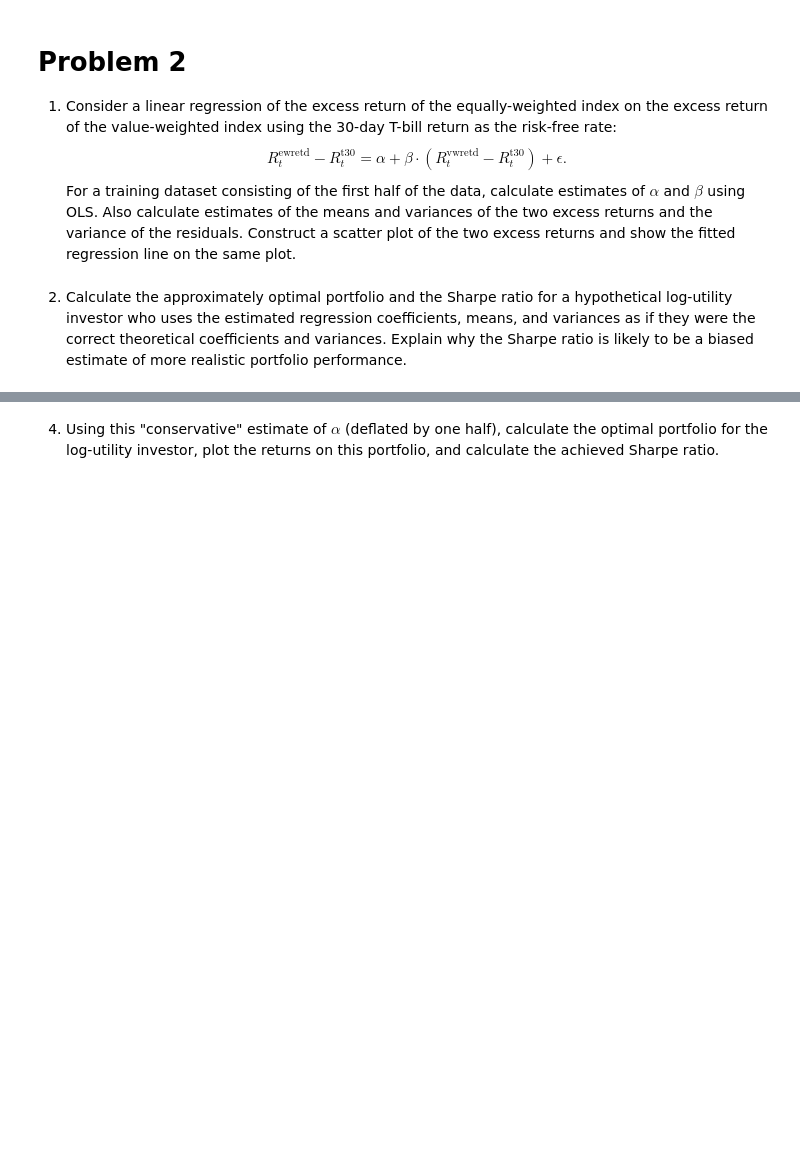
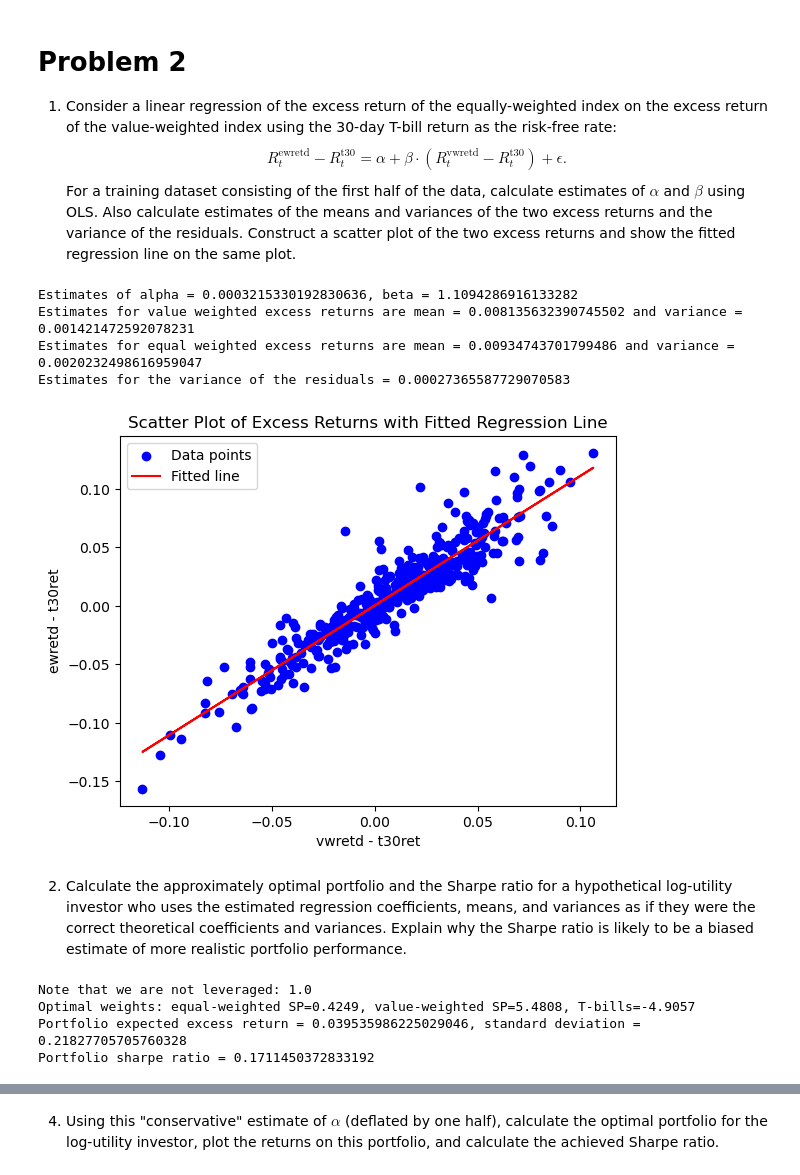
Before and after one commit to thejameszhang/fall2023, a Jupyter notebook: bufn400/homework/BUFN400-bhw05-portfolio-optimization-01.ipynb, the cells around one changed output, grey strips where cells are left out. Cells and saved outputs as stored; diff of their text form; code cells hidden in the pictures; blank space fills up the shorter version.

Commit message:
tex notes and self study problems

```diff
--- a/bufn400/homework/BUFN400-bhw05-portfolio-optimization-01.ipynb
+++ b/bufn400/homework/BUFN400-bhw05-portfolio-optimization-01.ipynb
@@ -221,5 +219,43 @@ $$
 R_t^{\text{ewretd}} - R_t^{\text{t30}} = \alpha + \beta \cdot (R_t^{\text{vwretd}} - R_t^{\text{t30}}) + \epsilon .
 $$
 For a training dataset consisting of the first half of the data, calculate estimates of $\alpha$ and $\beta$ using OLS. Also calculate estimates of the means and variances of the two excess returns and the variance of the residuals. Construct a scatter plot of the two excess returns and show the fitted regression line on the same plot.
+# %%
+# Using Linear Regression model from Sklearn
+training = df.iloc[:int(len(df) / 2)].dropna()
+testing = df.iloc[int(len(df) / 2):].dropna()
+X = np.array(training["vwretd"] - training["t30ret"]).reshape(-1, 1)
+y = np.array(training["ewretd"] - training["t30ret"]).reshape(-1, 1)
+model = LinearRegression().fit(X, y)
+beta = model.coef_[0][0]
+alpha = model.intercept_[0]
+residuals = y - model.predict(X)
+
+# Printing out estimates for the model
+print(f"Estimates of alpha = {alpha}, beta = {beta}")
+print(f"Estimates for value weighted excess returns are mean = {X.mean()} and variance = {X.var()}")
+print(f"Estimates for equal weighted excess returns are mean = {y.mean()} and variance = {y.var()}")
+print(f"Estimates for the variance of the residuals = {residuals.var()}")
+
+# Calculate predicted values
+predicted = model.predict(X)
+
+# Create scatter plot
+plt.scatter(X, y, color='blue', label='Data points')
+plt.plot(X, predicted, color='red', label='Fitted line')
+
+# Add labels and title
+plt.xlabel('vwretd - t30ret')
+plt.ylabel('ewretd - t30ret')
+plt.title('Scatter Plot of Excess Returns with Fitted Regression Line')
+plt.legend()
+
+# Show the plot
+plt.show()
+# %% [output]
+Estimates of alpha = 0.0003215330192830636, beta = 1.1094286916133282
+Estimates for value weighted excess returns are mean = 0.008135632390745502 and variance = 0.001421472592078231
+Estimates for equal weighted excess returns are mean = 0.00934743701799486 and variance = 0.0020232498616959047
+Estimates for the variance of the residuals = 0.00027365587729070583
+[figure, added]
 # %% [markdown]
 2. Calculate the approximately optimal portfolio and the Sharpe ratio for a hypothetical log-utility investor who uses the estimated regression coefficients, means, and variances as if they were the correct theoretical coefficients and variances.  Explain why the Sharpe ratio is likely to be a biased estimate of more realistic portfolio performance.
@@ -225,0 +283,15 @@ For a training dataset consisting of the first half of the data, calculate estim
+# %%
+x_a, x_m, x_f, mean, var = two_risky_assets_linear_regression(training["t30ret"], training["ewretd"], training["vwretd"], True)
+rf = training["t30ret"].mean()
+print(f"Note that we are not leveraged: {x_a + x_m + x_f}")
+# Printing out weights and expected portfolio returns
+print(f"Optimal weights: equal-weighted SP={round(x_a, 4)}, value-weighted SP={round(x_m, 4)}, T-bills={round(x_f, 4)}")
+portfolio_mean = (mean + x_f * rf)
+portfolio_std = np.sqrt(var)
+print(f"Portfolio expected excess return = {portfolio_mean}, standard deviation = {portfolio_std}")
+print(f"Portfolio sharpe ratio = {(portfolio_mean - rf) / portfolio_std}")
+# %% [output]
+Note that we are not leveraged: 1.0
+Optimal weights: equal-weighted SP=0.4249, value-weighted SP=5.4808, T-bills=-4.9057
+Portfolio expected excess return = 0.039535986225029046, standard deviation = 0.21827705705760328
+Portfolio sharpe ratio = 0.1711450372833192
```
Also changed, not shown: parts of 28 cells of this notebook, 24 other files.
